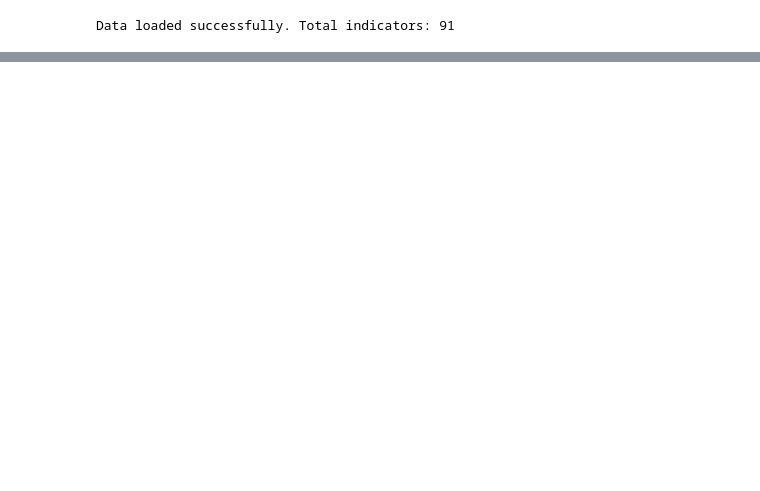
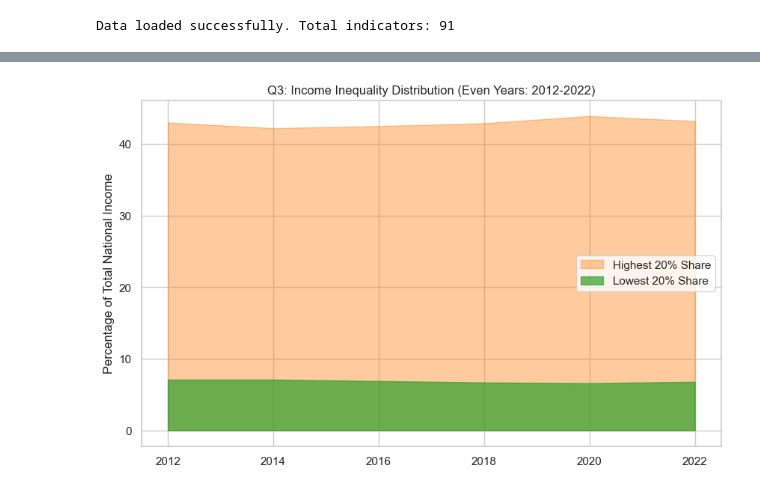
Before and after one commit to lykhai2512/DV2-WDI, a Jupyter notebook: analysis.ipynb, the cells around one changed output, grey strips where cells are left out. Drawn from its saved outputs; the diff is of its cells as text; code cells hidden in the pictures; blank space fills up the shorter version.

```diff
--- a/analysis.ipynb
+++ b/analysis.ipynb
@@ -203,0 +804,4 @@ print(summary_table.head(10))
+# %%
+plot_q3(data_body)
+# %% [output]
+[figure, added]
```
Also changed, not shown: parts of 54 cells of this notebook, 3 other files.
